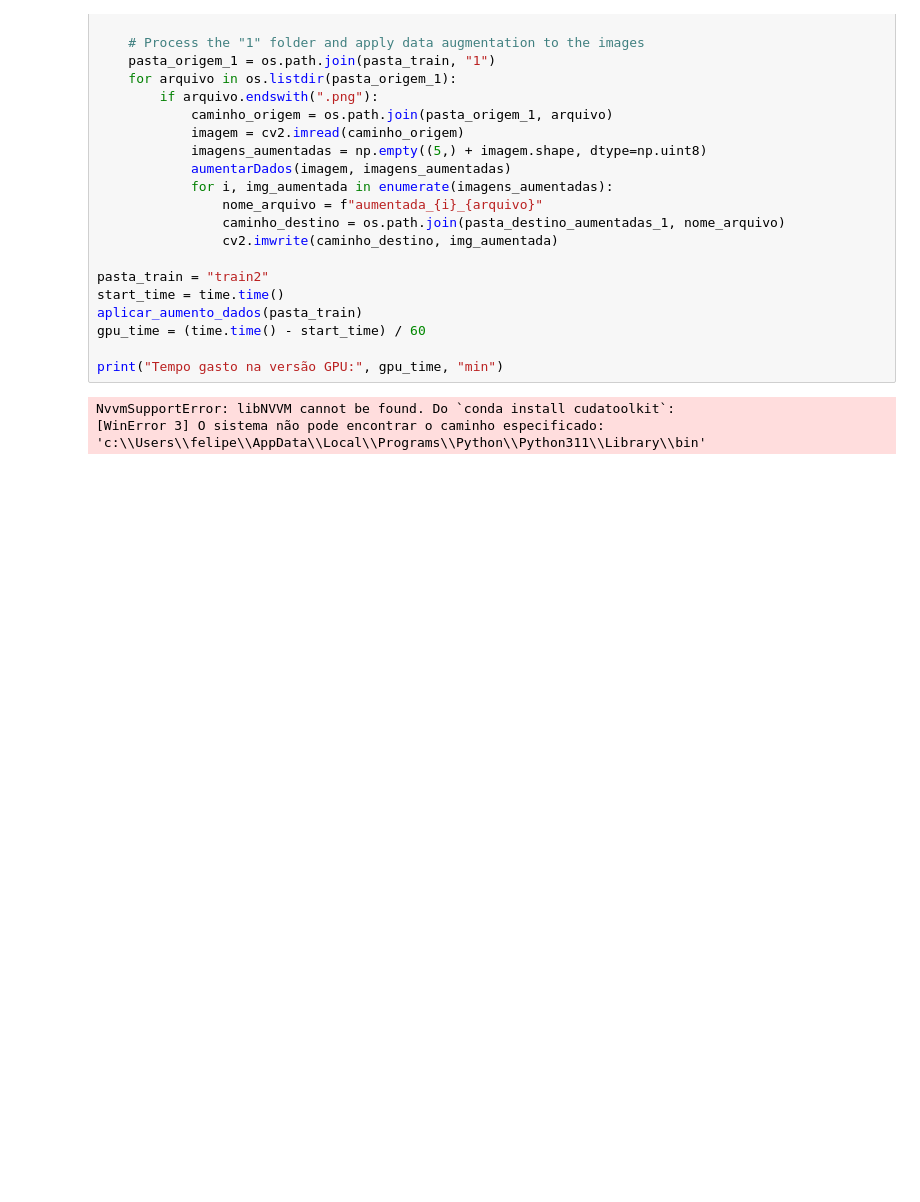
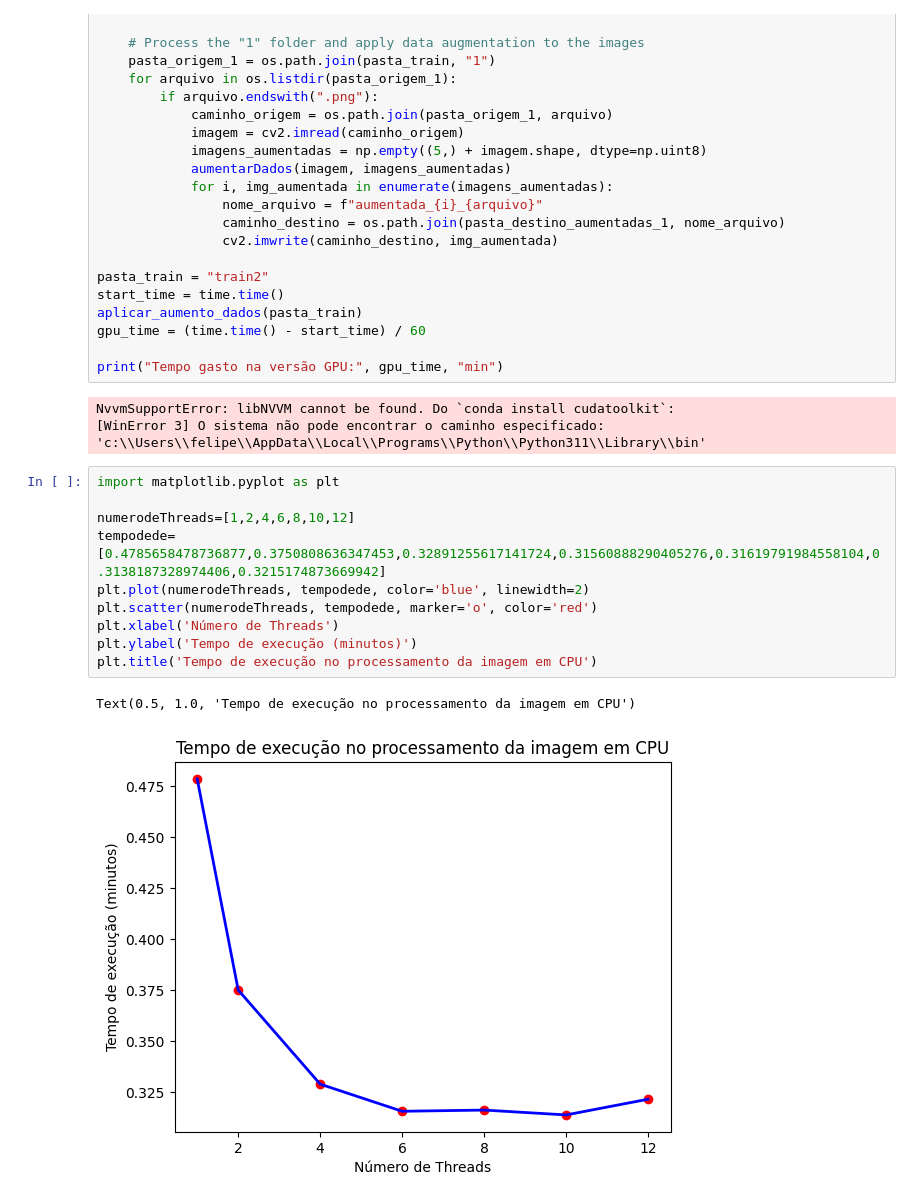
Before and after one commit to FelipeN21/TI-VI, a Jupyter notebook: Backend/segm.ipynb, the cells around one changed output. Drawn from its saved outputs; the diff is of its cells as text; blank space fills up the shorter version.

```diff
--- a/Backend/segm.ipynb
+++ b/Backend/segm.ipynb
@@ -849,3 +849,16 @@ print("Tempo gasto na versão GPU:", gpu_time, "min")
 # %% [output]
 NvvmSupportError: libNVVM cannot be found. Do `conda install cudatoolkit`:
 [WinError 3] O sistema não pode encontrar o caminho especificado: 'c:\\Users\\felipe\\AppData\\Local\\Programs\\Python\\Python311\\Library\\bin'
+# %%
+import matplotlib.pyplot as plt
+
+numerodeThreads=[1,2,4,6,8,10,12]
+tempodede=[0.4785658478736877,0.3750808636347453,0.32891255617141724,0.31560888290405276,0.31619791984558104,0.3138187328974406,0.3215174873669942]
+plt.plot(numerodeThreads, tempodede, color='blue', linewidth=2)
+plt.scatter(numerodeThreads, tempodede, marker='o', color='red')
+plt.xlabel('Número de Threads')
+plt.ylabel('Tempo de execução (minutos)')
+plt.title('Tempo de execução no processamento da imagem em CPU')
+# %% [output]
+Text(0.5, 1.0, 'Tempo de execução no processamento da imagem em CPU')
+[figure, added]
```
Also changed, not shown: parts of 6 cells of this notebook.
